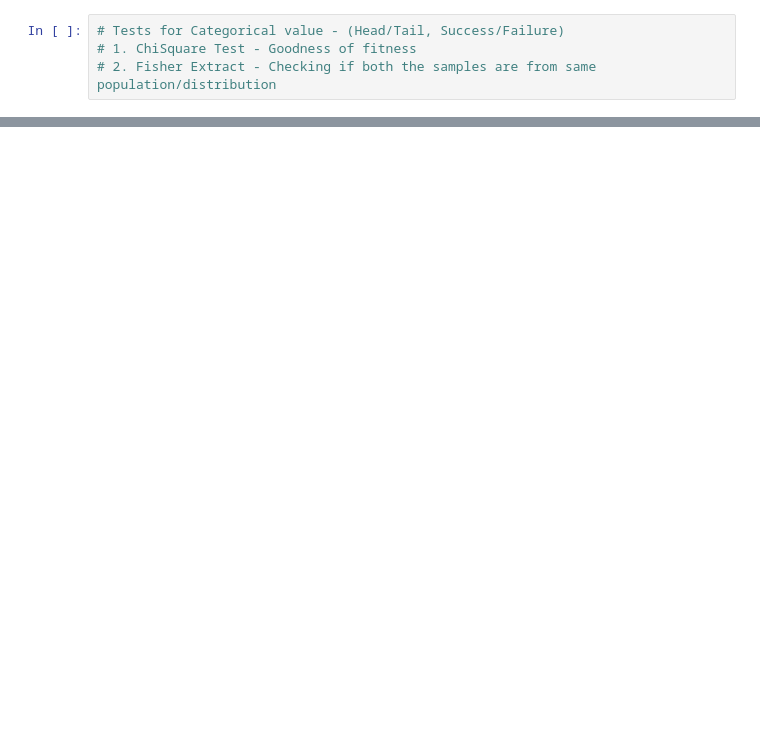
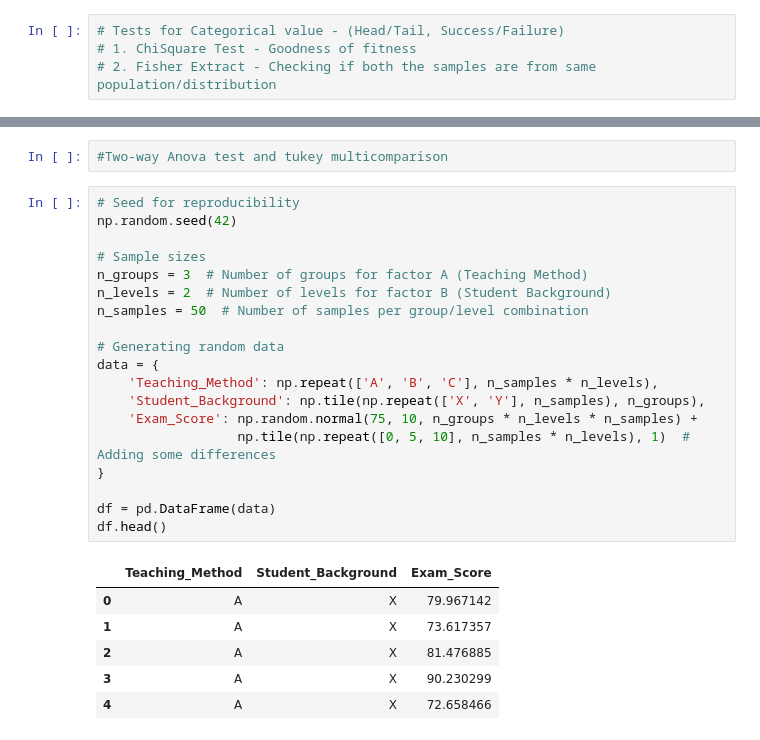
Before and after one commit to VinothL/StatisticsWorks, a Jupyter notebook: stats_hypothesis_testing.ipynb, the cells around one changed output, grey strips where cells are left out. Drawn from its saved outputs; the diff is of its cells as text; blank space fills up the shorter version.

```diff
--- a/stats_hypothesis_testing.ipynb
+++ b/stats_hypothesis_testing.ipynb
@@ -150,0 +302,28 @@ There is no statistical evidence to prove the distribution
+# %%
+#Two-way Anova test and tukey multicomparison
+# %%
+# Seed for reproducibility
+np.random.seed(42)
+
+# Sample sizes
+n_groups = 3  # Number of groups for factor A (Teaching Method)
+n_levels = 2  # Number of levels for factor B (Student Background)
+n_samples = 50  # Number of samples per group/level combination
+
+# Generating random data
+data = {
+    'Teaching_Method': np.repeat(['A', 'B', 'C'], n_samples * n_levels),
+    'Student_Background': np.tile(np.repeat(['X', 'Y'], n_samples), n_groups),
+    'Exam_Score': np.random.normal(75, 10, n_groups * n_levels * n_samples) +
+                  np.tile(np.repeat([0, 5, 10], n_samples * n_levels), 1)  # Adding some differences
+}
+
+df = pd.DataFrame(data)
+df.head()
+# %% [output]
+|  | Teaching_Method | Student_Background | Exam_Score |
+| 0 | A | X | 79.967142 |
+| 1 | A | X | 73.617357 |
+| 2 | A | X | 81.476885 |
+| 3 | A | X | 90.230299 |
+| 4 | A | X | 72.658466 |
```
Also changed, not shown: parts of 28 cells of this notebook, 1 other file.
